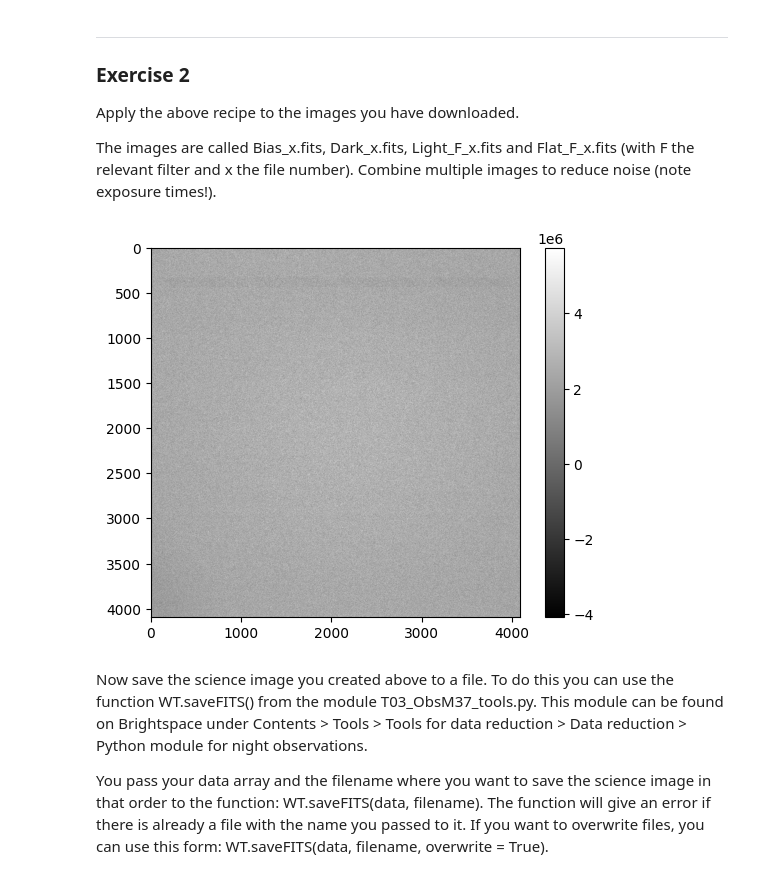
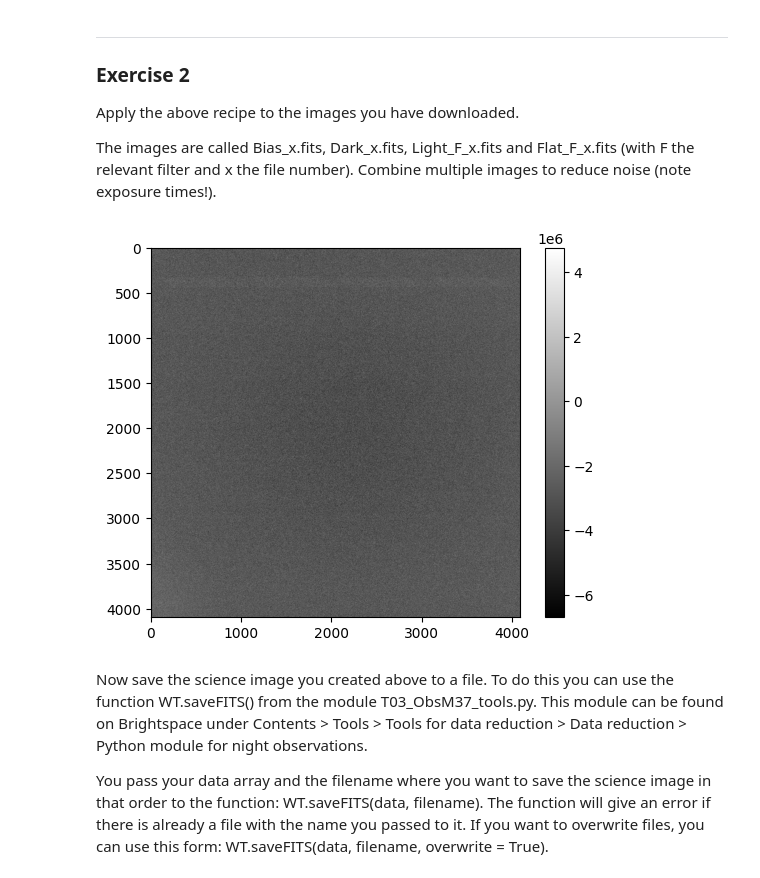
Before and after one commit to TheCaspeer/Universiteit-Leiden, a Jupyter notebook: year1_semester2/Praktische_Sterrenkunde/Observing1/Code/T03_DataRedu_M37.ipynb, the cells around one changed output. Drawn from its saved outputs; the diff is of its cells as text; code cells hidden in the pictures.

Commit message:
Style: removed some unncessary parentheses, Fix: changed np.median to np.mean to better reflect formula

```diff
--- a/year1_semester2/Praktische_Sterrenkunde/Observing1/Code/T03_DataRedu_M37.ipynb
+++ b/year1_semester2/Praktische_Sterrenkunde/Observing1/Code/T03_DataRedu_M37.ipynb
@@ -142,35 +142,35 @@ class science_image:
         # Only .data is relevant, other information is omitted
         light = light.data
         flat = flat.data
         dark = dark.data
         bias = bias.data
 
         # Calculating according to the formules given above
         self.flat_1 = (flat-bias) - (dark-bias) * (t_flat/t_dark)
-        self.flat_2 = (self.flat_1) / (np.median(self.flat_1))
+        self.flat_2 = self.flat_1 / np.mean(self.flat_1)
         self.light_1 = (light-bias) - (dark-bias) * (t_light/t_dark)
         self.science = self.light_1 / self.flat_2
 
 # Loading data
 filter = "R" # PLACEHOLDER
 base_path = r"../raw_data/test_data/"
 flat = fits.open(f"{base_path}Flat_{filter}.fits")[0]
 dark = fits.open(f"{base_path}Dark_1.fits")[0] # ik snap nog niet of we nu dark_1 of dark_2 zouden moeten gebruiken
 bias = fits.open(f"{base_path}Bias.fits")[0]
 light = fits.open(f"{base_path}Light_{filter}.fits")[0]
 
 image = science_image(light, flat, dark, bias,
                         flat.header['EXPTIME'], dark.header['EXPTIME'], light.header['EXPTIME'])
 
 # Plotting result of the image reduction
 plt.imshow(image.science, cmap="gray")
 plt.colorbar()
 plt.show() # deze plot geeft een beeld waar je eigenlijk niks op kan zien. geen flauw idee waarom
 # ik heb een beetje gespeeld met welke filter en welke dark, maar zag weinig nuttigs.
 
 # TO-DO: er staat "Combine multiple images to reduce noise (note exosure times!)" in de opdracht, ik snap nog niet precies hoe dit moet
 # %% [output]
-[figure, old version]
+[figure, new version]
 # %% [markdown]
 Now save the science image you created above to a file. To do this you can use the function WT.saveFITS() from the module T03_ObsM37_tools.py. This module can be found on Brightspace under Contents > Tools > Tools for data reduction > Data reduction > Python module for night observations.
 
```
